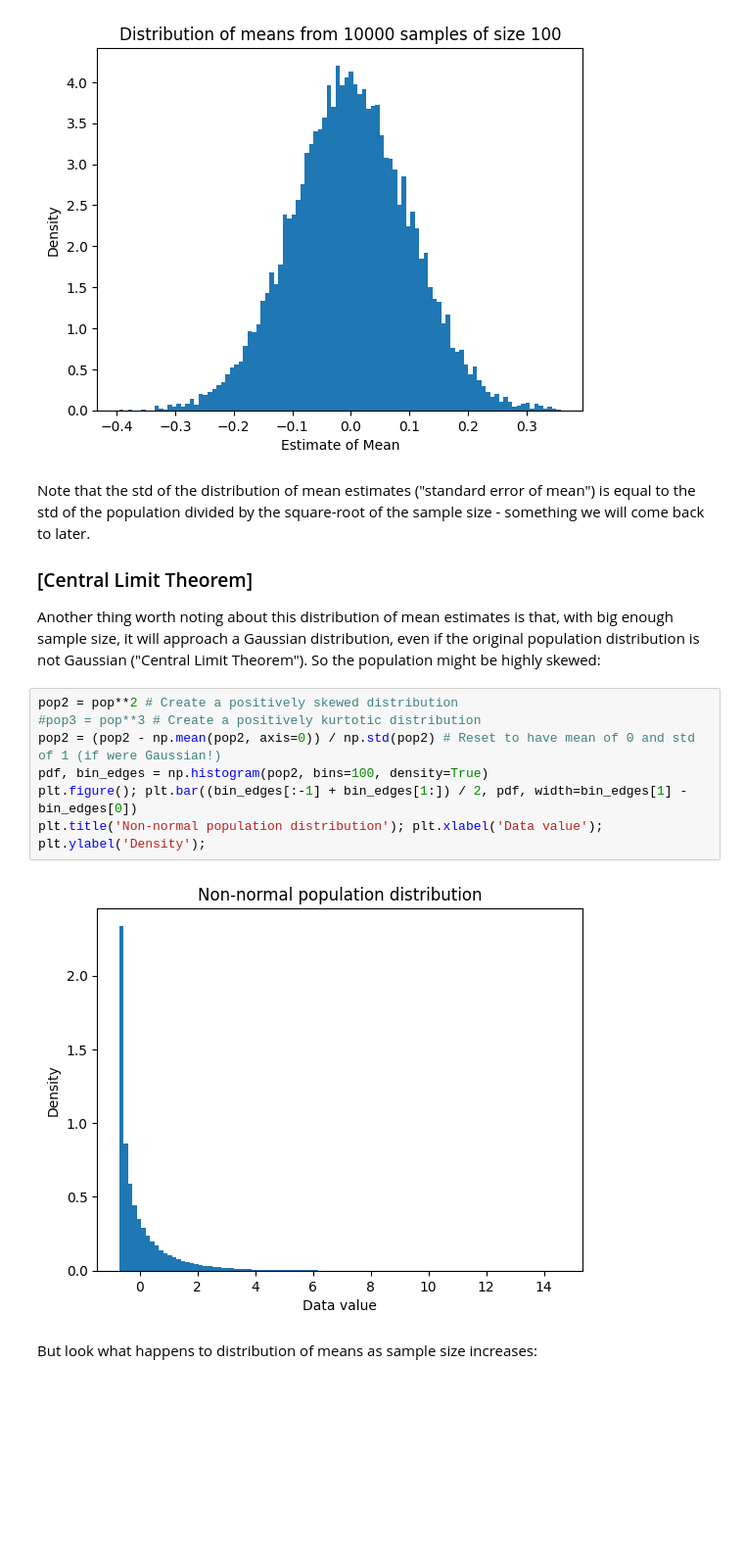
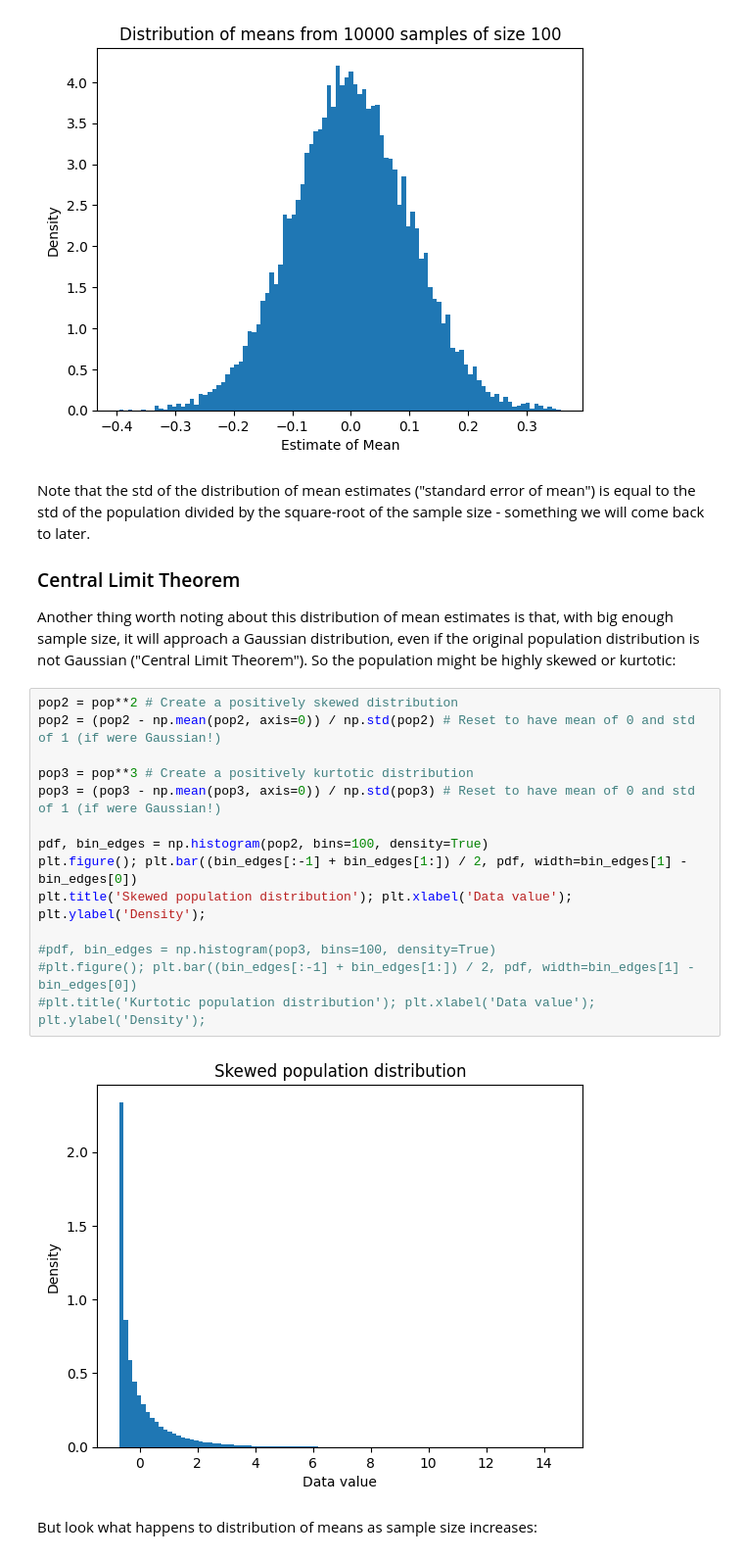
Before and after one commit to MRC-CBU/COGNESTIC, a Jupyter notebook: 03_Statistics/nb03_general_stats.ipynb, the cells around one changed output. Shown at 98% size. Drawn from its saved outputs; the diff is of its cells as text; blank space fills up the shorter version.

```diff
--- a/03_Statistics/nb03_general_stats.ipynb
+++ b/03_Statistics/nb03_general_stats.ipynb
@@ -66,17 +62,24 @@ Std of distribution of means of samples = 0.100
 # %% [markdown]
 Note that the std of the distribution of mean estimates ("standard error of mean") is equal to the std of the population divided by the square-root of the sample size - something we will come back to later.
 
-### [Central Limit Theorem]
-Another thing worth noting about this distribution of mean estimates is that, with big enough sample size, it will approach a Gaussian distribution, even if the original population distribution is not Gaussian ("Central Limit Theorem"). So the population might be highly skewed:
+### Central Limit Theorem
+Another thing worth noting about this distribution of mean estimates is that, with big enough sample size, it will approach a Gaussian distribution, even if the original population distribution is not Gaussian ("Central Limit Theorem"). So the population might be highly skewed or kurtotic:
 # %%
 pop2 = pop**2 # Create a positively skewed distribution
-#pop3 = pop**3 # Create a positively kurtotic distribution
 pop2 = (pop2 - np.mean(pop2, axis=0)) / np.std(pop2) # Reset to have mean of 0 and std of 1 (if were Gaussian!)
+
+pop3 = pop**3 # Create a positively kurtotic distribution
+pop3 = (pop3 - np.mean(pop3, axis=0)) / np.std(pop3) # Reset to have mean of 0 and std of 1 (if were Gaussian!)
+
 pdf, bin_edges = np.histogram(pop2, bins=100, density=True)
 plt.figure(); plt.bar((bin_edges[:-1] + bin_edges[1:]) / 2, pdf, width=bin_edges[1] - bin_edges[0])
-plt.title('Non-normal population distribution'); plt.xlabel('Data value'); plt.ylabel('Density');
+plt.title('Skewed population distribution'); plt.xlabel('Data value'); plt.ylabel('Density');
+
+#pdf, bin_edges = np.histogram(pop3, bins=100, density=True)
+#plt.figure(); plt.bar((bin_edges[:-1] + bin_edges[1:]) / 2, pdf, width=bin_edges[1] - bin_edges[0])
+#plt.title('Kurtotic population distribution'); plt.xlabel('Data value'); plt.ylabel('Density');
 # %% [output]
-[figure, old version]
+[figure, new version]
 # %% [markdown]
 But look what happens to distribution of means as sample size increases:
 # %%
```
Also changed, not shown: parts of 64 cells of this notebook.
